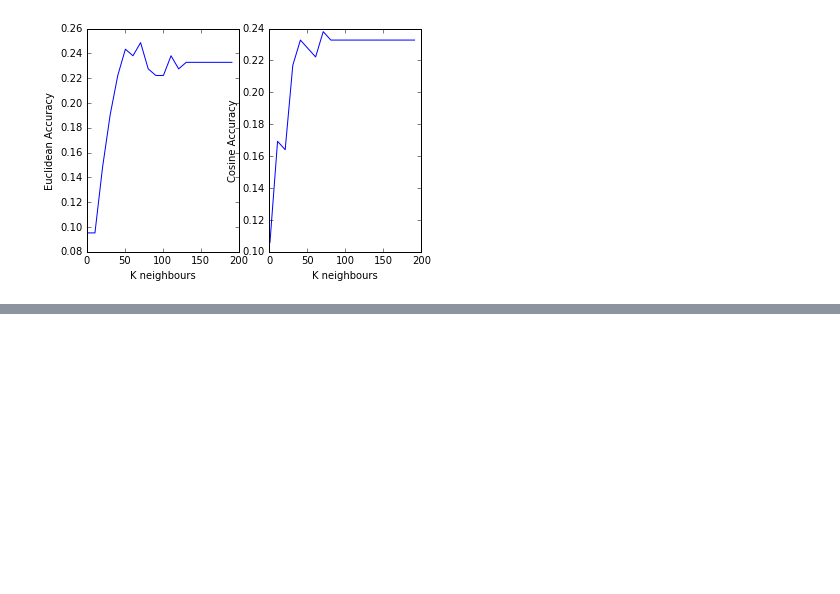
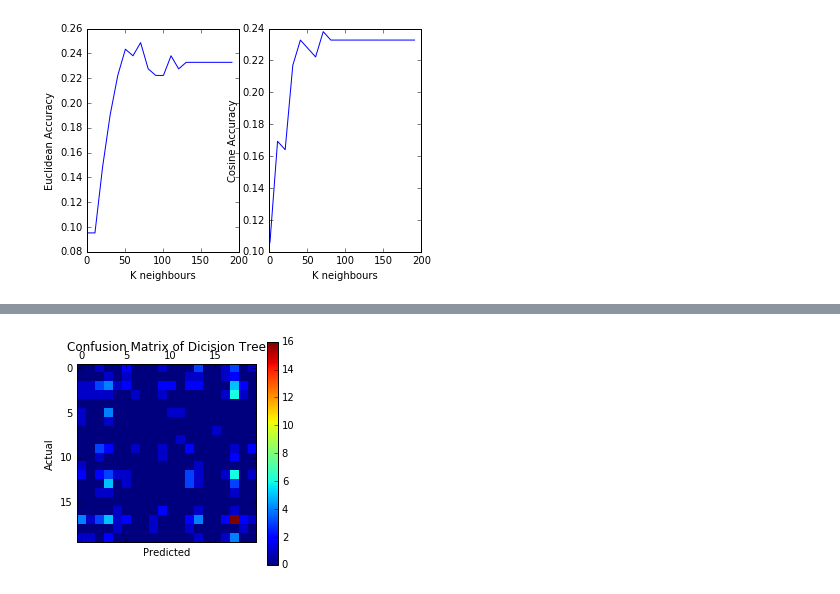
Before and after one commit to shawnchris/csc478, a Jupyter notebook: CSC478_Project_Shan.ipynb, the cells around one changed output, grey strips where cells are left out. Drawn from its saved outputs; the diff is of its cells as text; code cells hidden in the pictures; blank space fills up the shorter version.

```diff
--- a/CSC478_Project_Shan.ipynb
+++ b/CSC478_Project_Shan.ipynb
@@ -333,0 +516,4 @@ plt.show()
+# %%
+treeclf = tree.DecisionTreeClassifier(criterion='entropy', min_samples_split=5)
+treeclf = treeclf.fit(UR_train, UR_target_train)
+treepreds_test = treeclf.predict(UR_test)
@@ -333,0 +568,3 @@ plt.show()
+# %%
+treecm = confusion_matrix(UR_target_test, treepreds_test)
+print treecm
@@ -333,0 +592,9 @@ plt.show()
+# %%
+plt.matshow(treecm)
+plt.title('Confusion Matrix of Dicision Tree')
+plt.colorbar()
+plt.ylabel('Actual')
+plt.xlabel('Predicted')
+plt.show()
+# %% [output]
+[figure, added]
```
Also changed, not shown: parts of 35 cells of this notebook, 1 other file.
